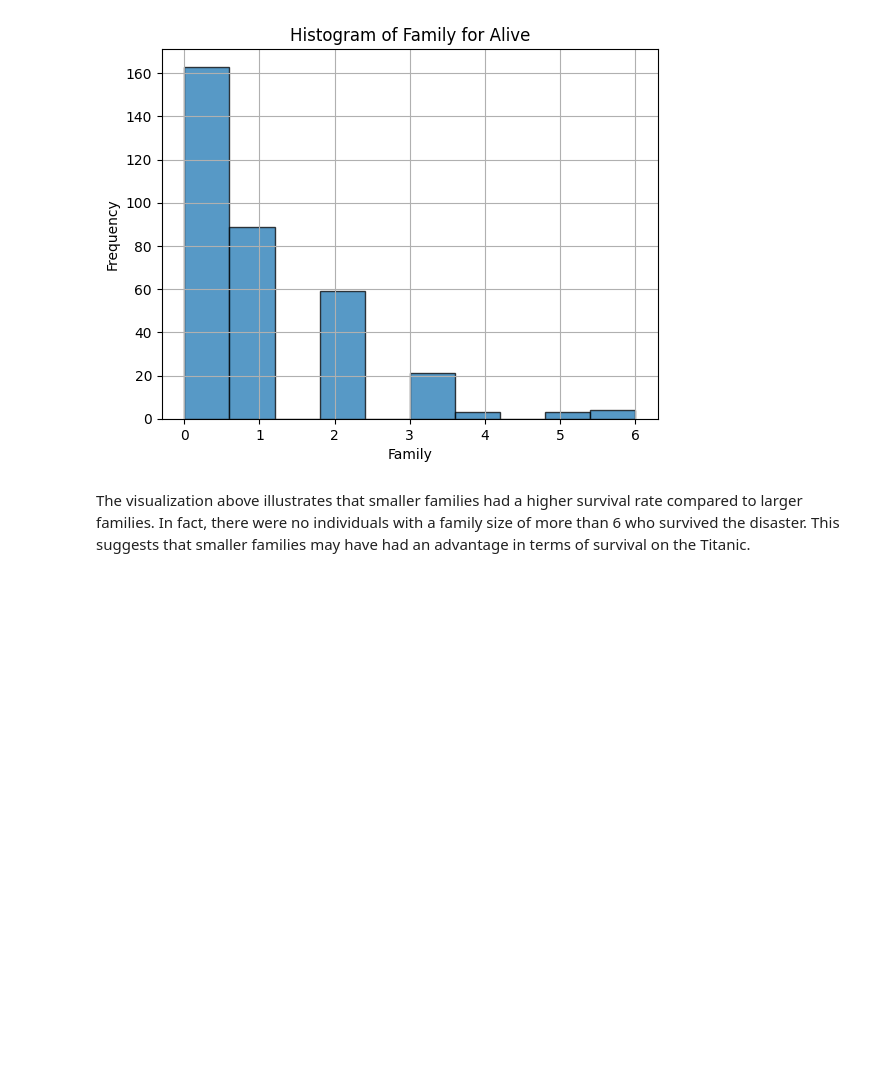
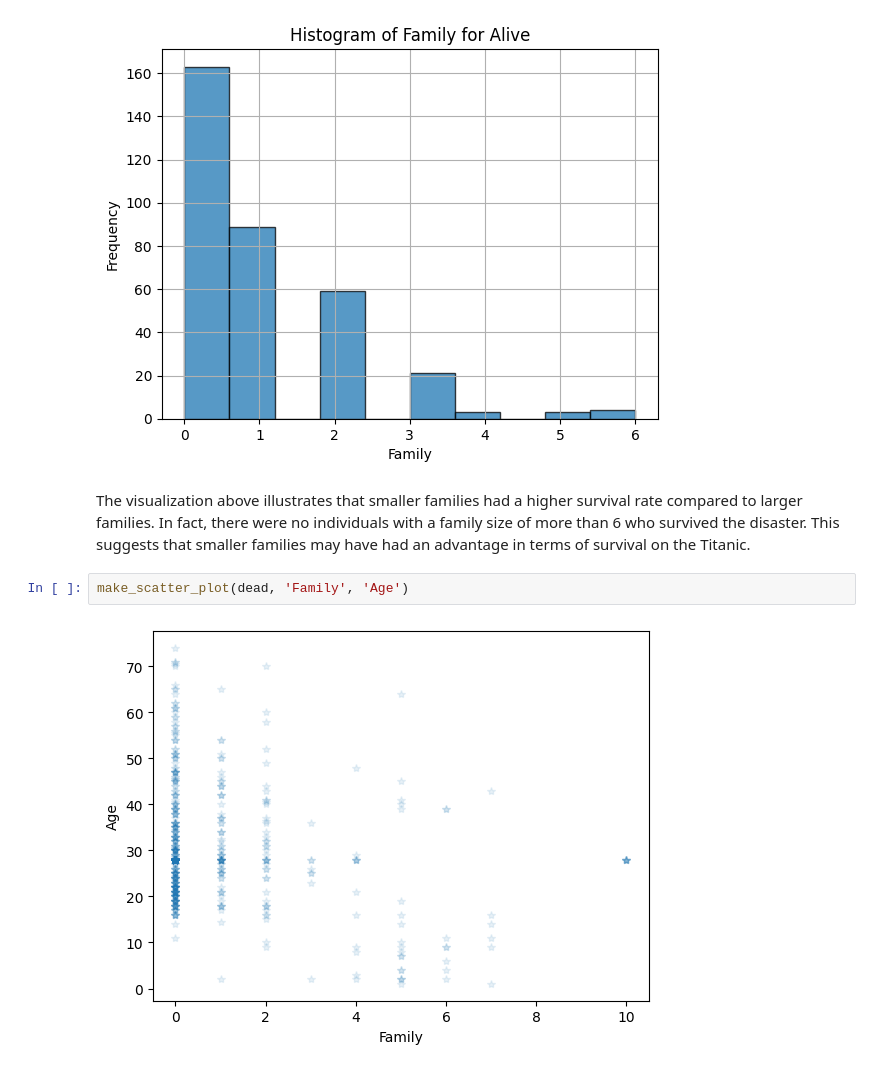
Before and after one commit to SeanMarcusJensen/Exam_DataScience, a Jupyter notebook: Notebook.ipynb, the cells around one changed output. Drawn from its saved outputs; the diff is of its cells as text; blank space fills up the shorter version.

Commit message:
more plots

```diff
--- a/Notebook.ipynb
+++ b/Notebook.ipynb
@@ -295,3 +295,7 @@ create_hist(alive, 'Family', 'Alive')
 [figure]
 # %% [markdown]
 The visualization above illustrates that smaller families had a higher survival rate compared to larger families. In fact, there were no individuals with a family size of more than 6 who survived the disaster. This suggests that smaller families may have had an advantage in terms of survival on the Titanic.
+# %%
+make_scatter_plot(dead, 'Family', 'Age')
+# %% [output]
+[figure, added]
```
Also changed, not shown: parts of 6 cells of this notebook.
